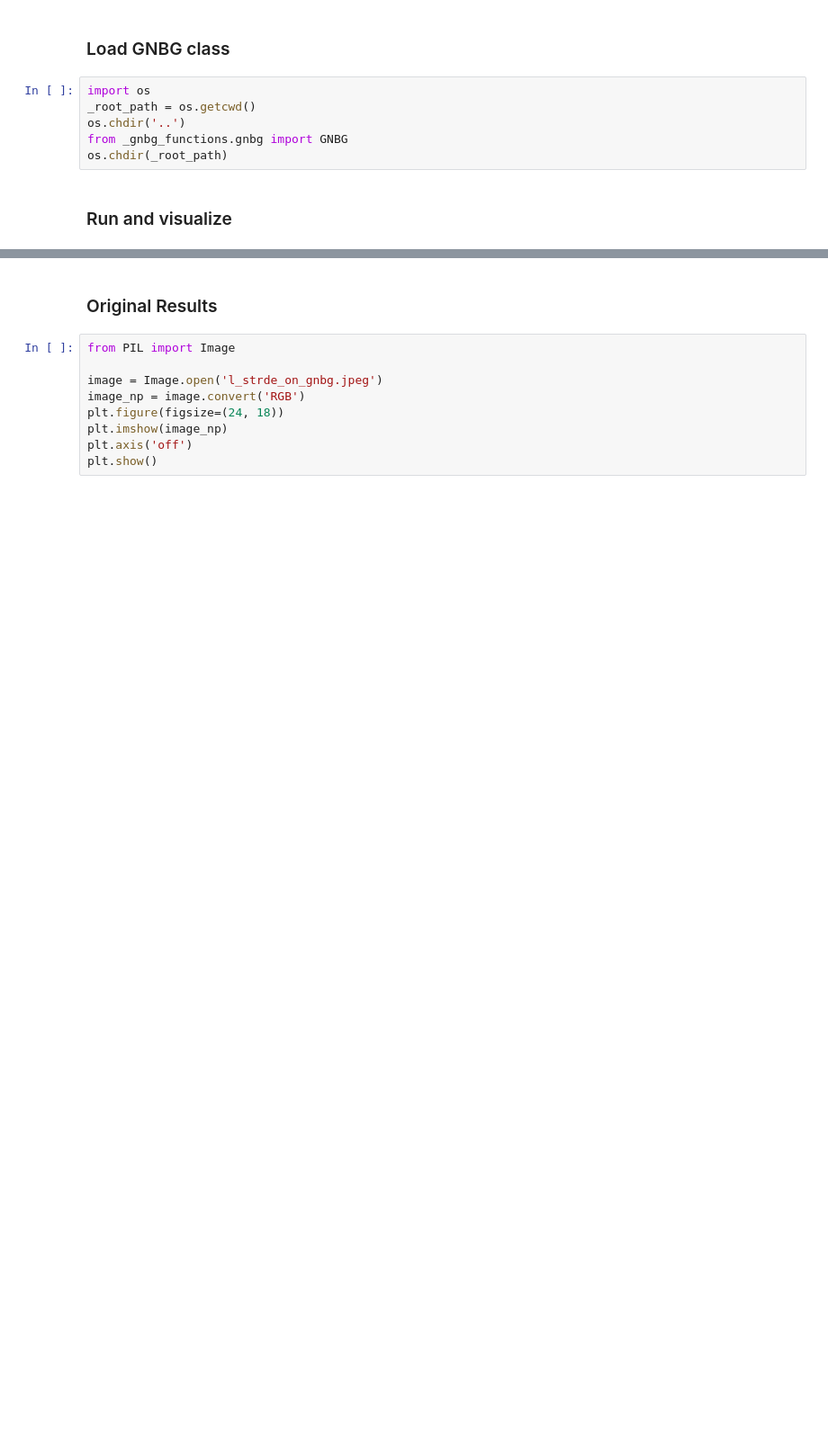
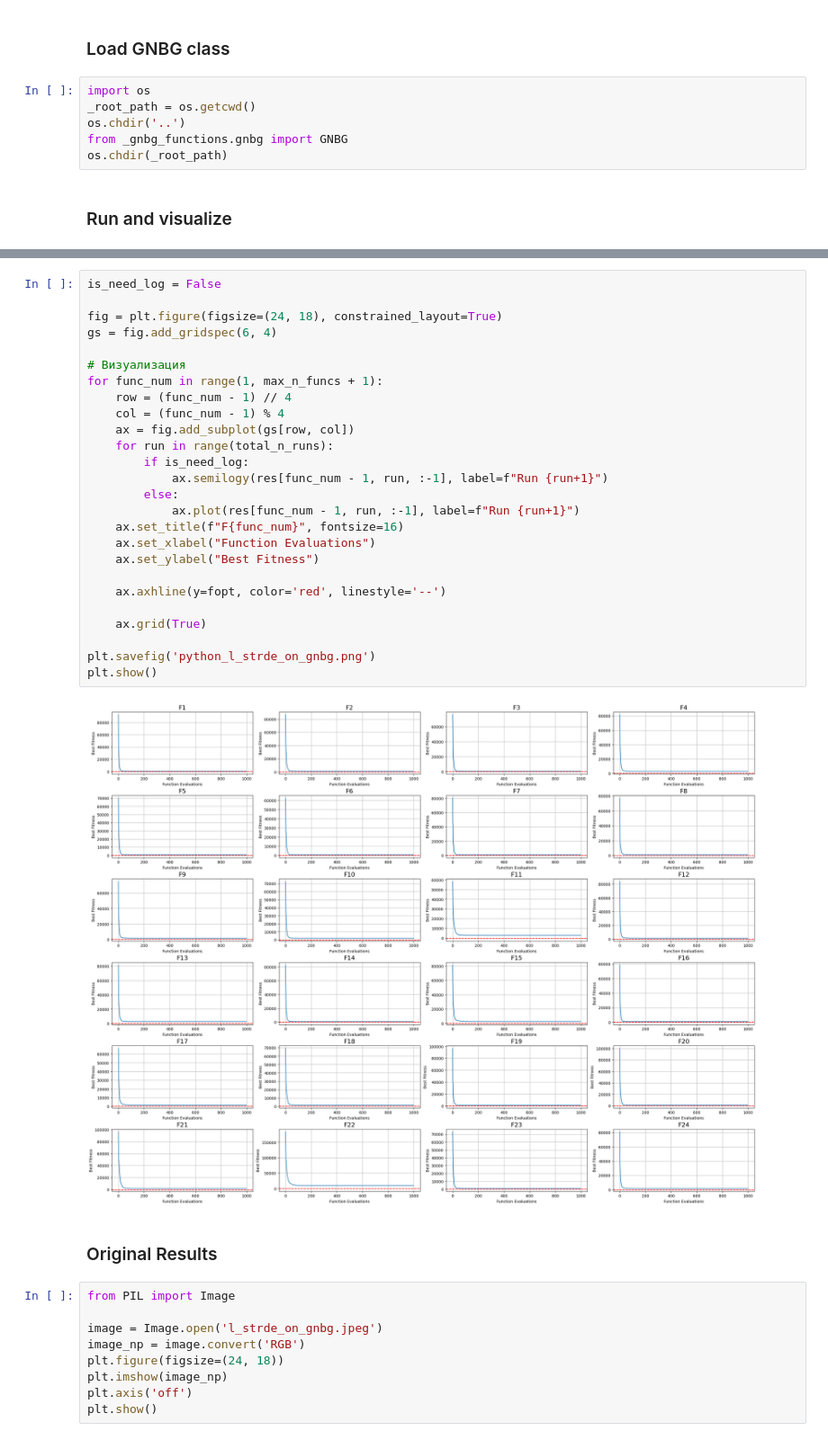
Before and after one commit to suboty/populationes, a Jupyter notebook: l_srtde/L-SRTDE.ipynb, the cells around one changed output, grey strips where cells are left out. Shown at 90% size. Drawn from its saved outputs; the diff is of its cells as text; blank space fills up the shorter version.

Commit message:
Add all functionas and fix plots

```diff
--- a/l_srtde/L-SRTDE.ipynb
+++ b/l_srtde/L-SRTDE.ipynb
@@ -792,3 +775,31 @@ Running algorithm on GNBG Function 24 (D=30), run 1
+# %%
+is_need_log = False
+
+fig = plt.figure(figsize=(24, 18), constrained_layout=True)
+gs = fig.add_gridspec(6, 4)
+
+# Визуализация
+for func_num in range(1, max_n_funcs + 1):
+    row = (func_num - 1) // 4
+    col = (func_num - 1) % 4
+    ax = fig.add_subplot(gs[row, col])
+    for run in range(total_n_runs):
+        if is_need_log:
+            ax.semilogy(res[func_num - 1, run, :-1], label=f"Run {run+1}")
+        else:
+            ax.plot(res[func_num - 1, run, :-1], label=f"Run {run+1}")
+    ax.set_title(f"F{func_num}", fontsize=16)
+    ax.set_xlabel("Function Evaluations")
+    ax.set_ylabel("Best Fitness")
+
+    ax.axhline(y=fopt, color='red', linestyle='--')
+
+    ax.grid(True)
+
+plt.savefig('python_l_strde_on_gnbg.png')
+plt.show()
+# %% [output]
+[figure, added]
 # %% [markdown]
 ### Original Results
 # %%
```
Also changed, not shown: parts of 5 cells of this notebook, 1 other file.
